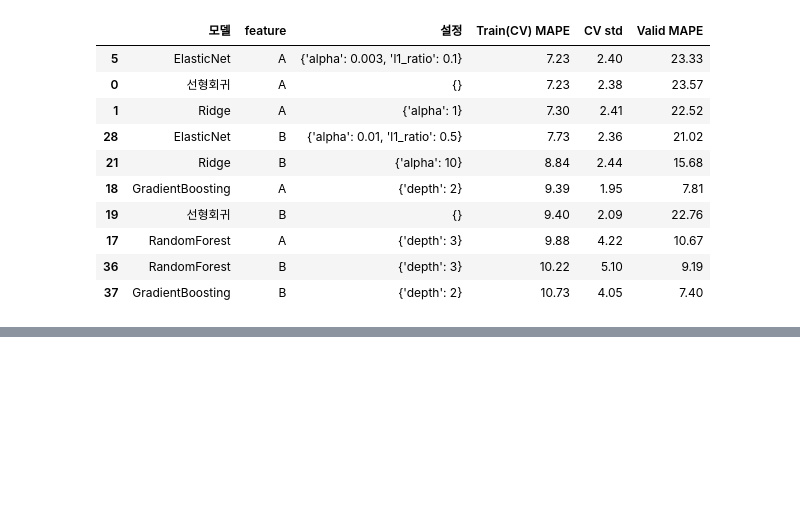
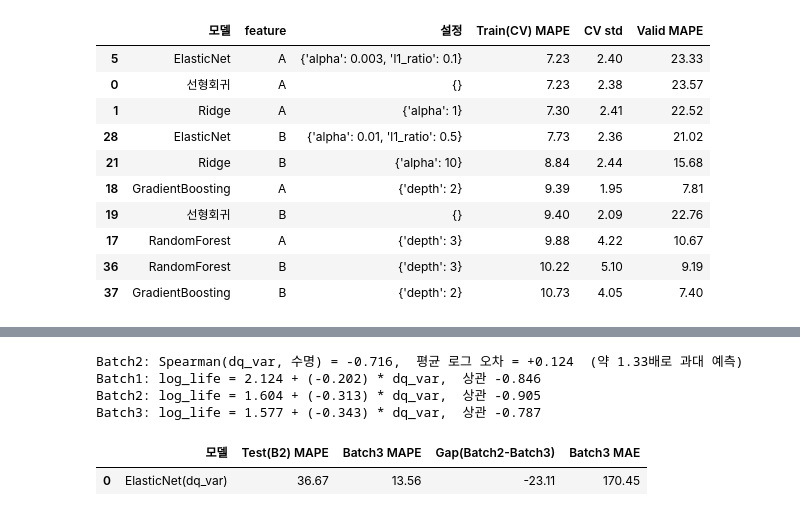
Before and after one commit to bae-bong/ess-battery-project, a Jupyter notebook: notebooks/03_modeling.ipynb, the cells around one changed output, grey strips where cells are left out. Drawn from its saved outputs; the diff is of its cells as text; code cells hidden in the pictures; blank space fills up the shorter version.

```diff
--- a/notebooks/03_modeling.ipynb
+++ b/notebooks/03_modeling.ipynb
@@ -197,0 +296,26 @@ display(best_all.sort_values('Train(CV) MAPE'))
+# %%
+from scipy.stats import spearmanr
+
+# 1) Batch2에서 순위는 유지되는가 + 평균 편향
+rho, _ = spearmanr(B2['dq_var'], B2['log_life'])
+bias = (pred_b2 - B2['log_life']).mean()     # 로그 단위 평균 오차 (+면 과대 예측)
+print(f'Batch2: Spearman(dq_var, 수명) = {rho:.3f},  평균 로그 오차 = {bias:+.3f}  (약 {10**bias:.2f}배로 과대 예측)')
+
+# 2) 배치별로 dq_var-수명 직선이 얼마나 다른가
+for name, d in [('Batch1', B1), ('Batch2', B2), ('Batch3', B3)]:
+    m = LinearRegression().fit(d[['dq_var']], d['log_life'])
+    print(f'{name}: log_life = {m.intercept_:.3f} + ({m.coef_[0]:.3f}) * dq_var,  상관 {np.corrcoef(d.dq_var, d.log_life)[0,1]:.3f}')
+
+# 3) Batch3 추가 평가 (모델은 이미 확정, 평가만)
+t3, _, pred_b3 = fit_eval(final_model, B1, B3, final_feats)
+b3 = pd.DataFrame([{'모델': 'ElasticNet(dq_var)', 'Test(B2) MAPE': t_s['MAPE'], 'Batch3 MAPE': t3['MAPE'],
+                    'Gap(Batch2-Batch3)': t3['MAPE'] - t_s['MAPE'], 'Batch3 MAE': t3['MAE']}]).round(2)
+display(b3)
+b3.to_csv('../results/model_performance_batch3.csv', index=False)
+# %% [output]
+Batch2: Spearman(dq_var, 수명) = -0.716,  평균 로그 오차 = +0.124  (약 1.33배로 과대 예측)
+Batch1: log_life = 2.124 + (-0.202) * dq_var,  상관 -0.846
+Batch2: log_life = 1.604 + (-0.313) * dq_var,  상관 -0.905
+Batch3: log_life = 1.577 + (-0.343) * dq_var,  상관 -0.787
+|  | 모델 | Test(B2) MAPE | Batch3 MAPE | Gap(Batch2-Batch3) | Batch3 MAE |
+| 0 | ElasticNet(dq_var) | 36.67 | 13.56 | -23.11 | 170.45 |
```
Also changed, not shown: parts of 4 cells of this notebook, 4 other files.
